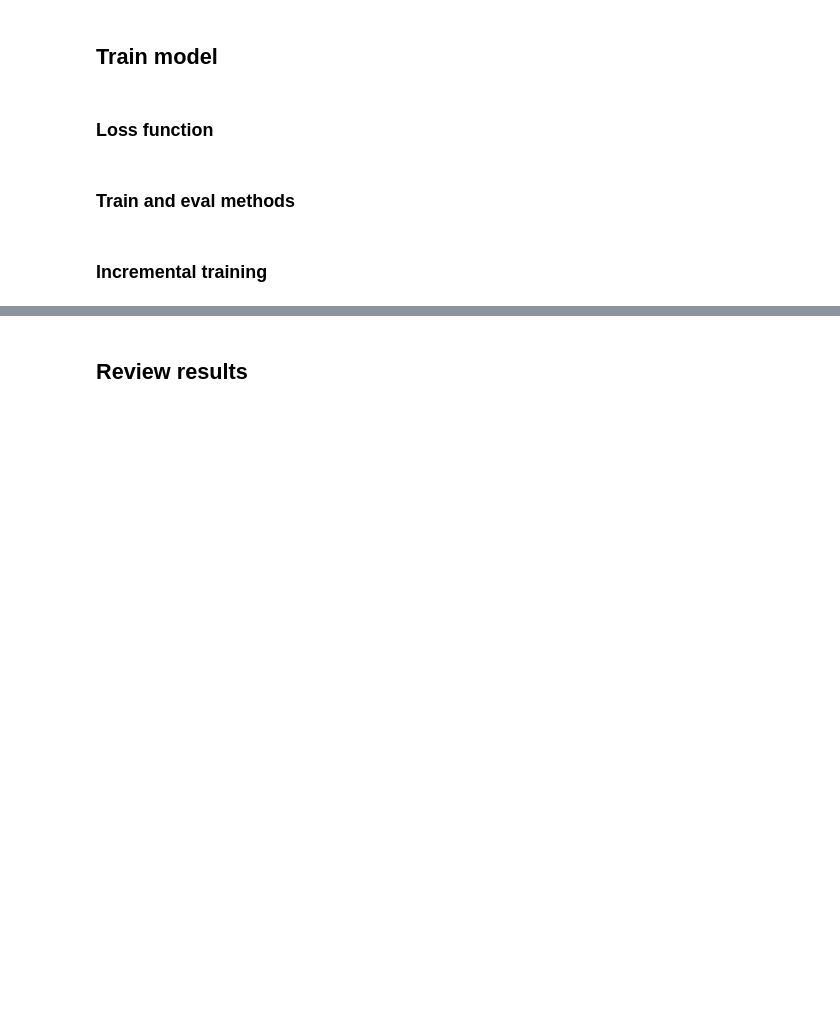
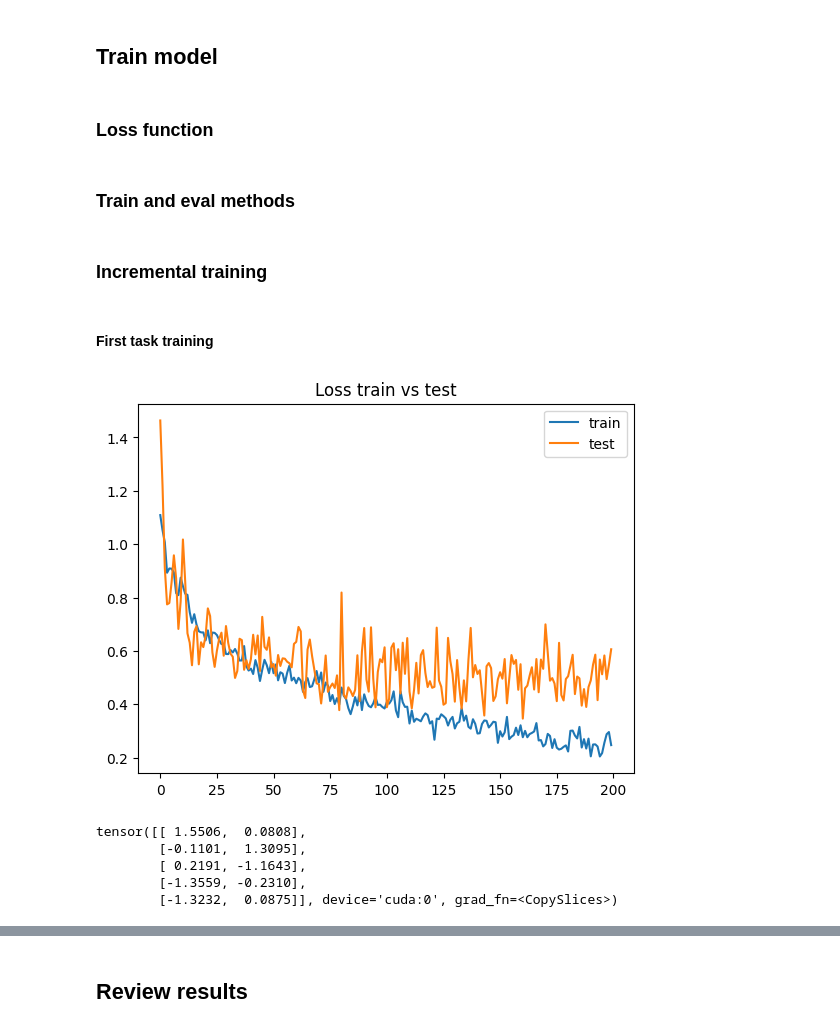
Before and after one commit to DavidFM43/CIL_Survey, a Jupyter notebook: experiment_metric_learning.ipynb, the cells around one changed output, grey strips where cells are left out. Drawn from its saved outputs; the diff is of its cells as text; code cells hidden in the pictures; blank space fills up the shorter version.

Commit message:
Second task inc-training

```diff
--- a/experiment_metric_learning.ipynb
+++ b/experiment_metric_learning.ipynb
@@ -266,10 +286,10 @@ def train(optimizer, task):
 
     return train_loss/(batch_idx + 1)
 
-def eval(from_task, to_task):
+def eval(task):
     net.eval()
     test_loss = 0
-    indices = range(from_task * increment, (to_task+1) * increment)
+    indices = range(increment * task, increment * (task + 1))
     with torch.no_grad():
         for batch_idx, (inputs1, inputs2, targets) in enumerate(get_batches(data, "eval", batch_size, indices=indices)):
             outputs1, outputs2 = net(inputs1, inputs2)
@@ -278,12 +298,12 @@ def eval(from_task, to_task):
         return test_loss/(batch_idx + 1)
 
 def mean_embeddings(net, task):
-    mean_embs = torch.zeros(increment, 2)
+    mean_embs = torch.zeros(increment, 2, device=device)
     for idx in range(task*increment, (task+1)*increment):
         x, _ = next(get_batches(data, "train", 500, paired=False, indices=idx))
         emb = net.forward_once(x) # (500, 2)
         mean_emb = emb.mean(0)
-        mean_embs[idx] = mean_emb
+        mean_embs[idx - increment*task] = mean_emb
 
     return mean_embs
 # %% [markdown]
@@ -304,7 +324,9 @@ rest_weight_decay = 2e-4
 rest_milestones = [40, 70]
 rest_lr_decay = 0.1
 # %%
-def incremental_train(task, to_task):
+def incremental_train(task):
+    tlosses = []
+    elosses = []
     # select optimize and scheduler
     if task == 0:
         epochs = init_epochs
@@ -313,16 +335,18 @@ def incremental_train(task, to_task):
         # scheduler = torch.optim.lr_scheduler.CosineAnnealingLR(optimizer, T_max=epochs)
     else:
         epochs = rest_epochs
-        optimizer = optim.Adam(net.parameters(), lr = 0.0005 )
+        optimizer = optim.Adam(net.parameters(), lr=0.0005)
         # optimizer = optim.SGD(net.parameters(), momentum=0.9, lr=rest_lr, weight_decay=rest_weight_decay)
         # scheduler = optim.lr_scheduler.MultiStepLR(optimizer=optimizer, milestones=rest_milestones, gamma=rest_lr_decay)
 
     pbar = tqdm(range(epochs), ncols=150, unit="epoch")
     for epoch in pbar:
         tloss = train(optimizer, task)
-        eloss = eval(from_task=0, to_task=to_task)
+        eloss = eval(task)
+        tlosses.append(tloss)
+        elosses.append(eloss)
         # scheduler.step()
         pbar.set_postfix({"Train Loss": tloss, "Eval Acc": eloss})
     embds = mean_embeddings(net, task)
 
-    return tloss, eloss,embds
+    return tlosses, elosses, embds
@@ -331 +353,21 @@ incremental_train(task=0, to_task=0)
+# %% [markdown]
+#### First task training
+# %%
+tlosses, elosses, embs = incremental_train(task=0)
+# %%
+plt.plot(tlosses, label="train")
+plt.plot(elosses, label="test")
+plt.title("Loss train vs test")
+plt.legend()
+plt.plot();
+# %% [output]
+[figure, added]
+# %%
+embs
+# %% [output]
+tensor([[ 1.5506,  0.0808],
+        [-0.1101,  1.3095],
+        [ 0.2191, -1.1643],
+        [-1.3559, -0.2310],
+        [-1.3232,  0.0875]], device='cuda:0', grad_fn=<CopySlices>)
 # %%
```
Also changed, not shown: parts of 24 cells of this notebook.
